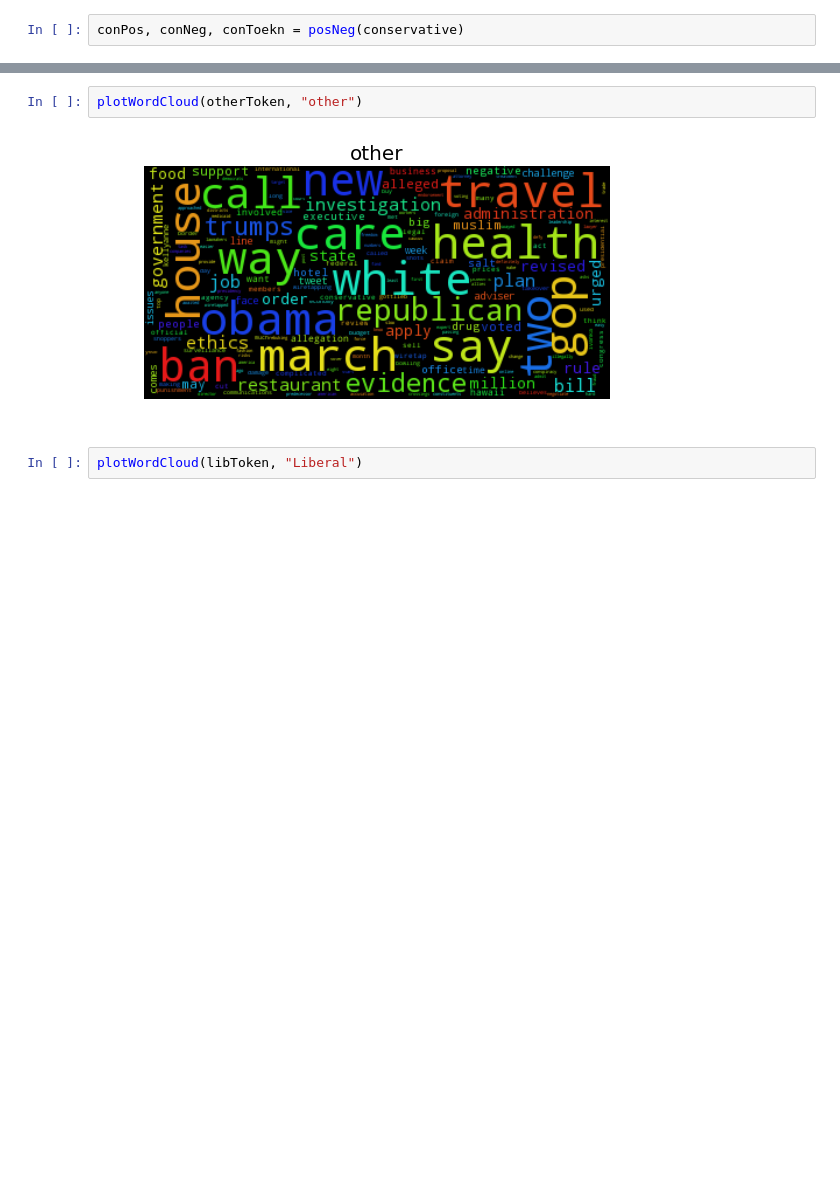
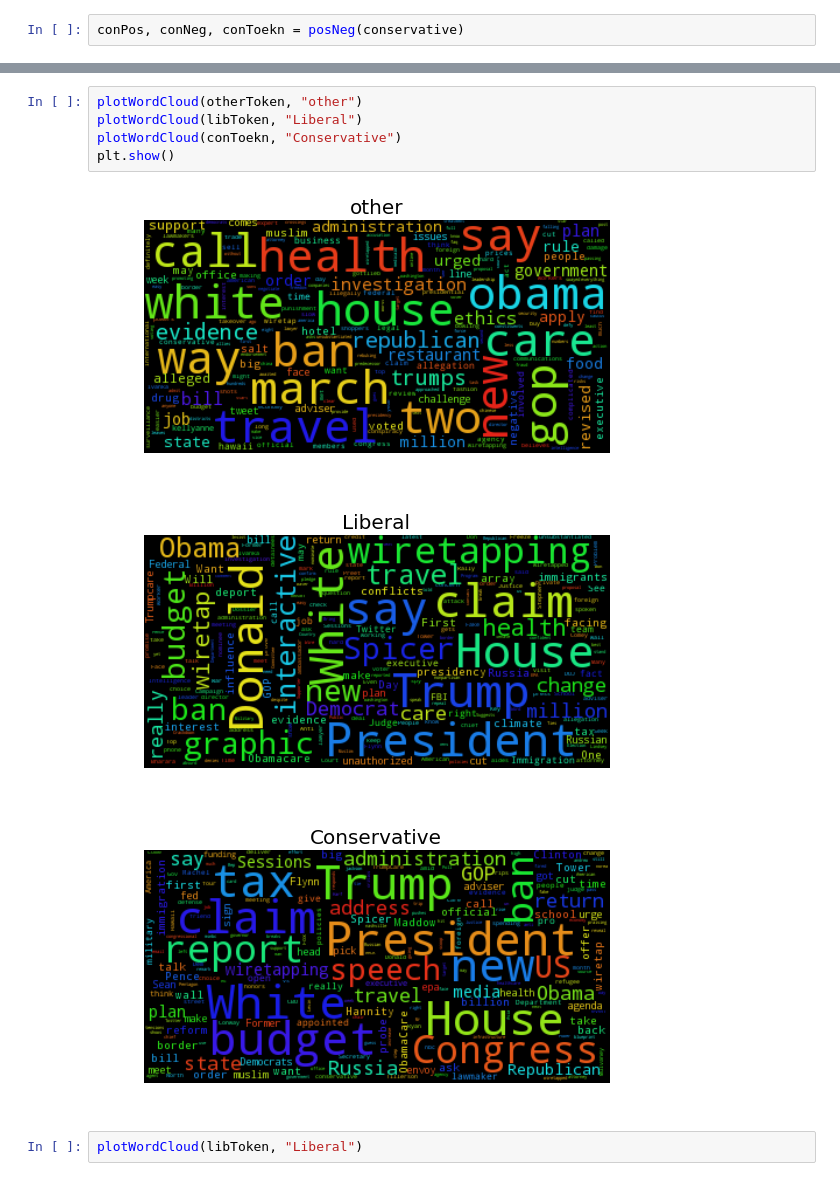
Before and after one commit to noashadmon/sta141bfinal, a Jupyter notebook: codebase.ipynb, the cells around one changed output, grey strips where cells are left out. Cells and saved outputs as stored; diff of their text form; blank space fills up the shorter version.

```diff
--- a/codebase.ipynb
+++ b/codebase.ipynb
@@ -119,7 +125,12 @@ def plotWordCloud(tokentit,type):
-# %%
-plotWordCloud(otherToken, "other")
-# %% [output]
-[figure, removed]
+# %%
+plotWordCloud(otherToken, "other")
+plotWordCloud(libToken, "Liberal")
+plotWordCloud(conToekn, "Conservative")
+plt.show()
+# %% [output]
+[figure, added]
+[figure, added]
+[figure, added]
 # %%
 plotWordCloud(libToken, "Liberal")
 # %% [output]
```
Also changed, not shown: parts of 31 cells of this notebook, 1 other file.
